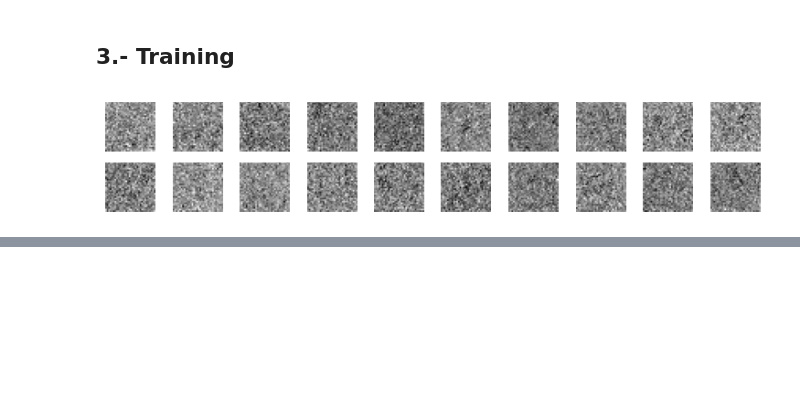
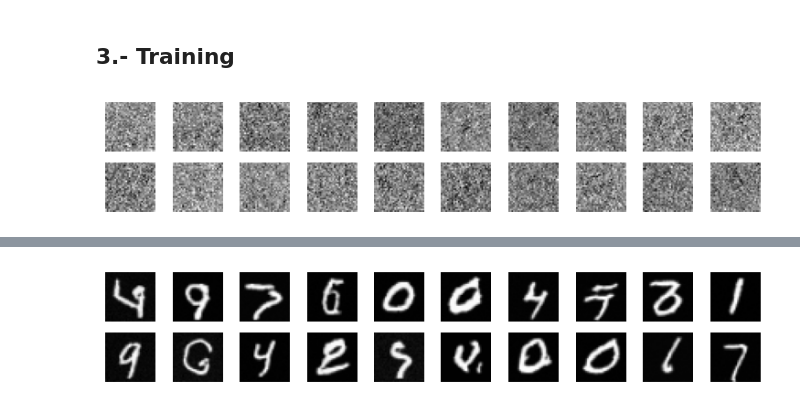
Before and after one commit to milmor/NLP, a Jupyter notebook: Notebooks/32_Flow_Matching.ipynb, the cells around one changed output, grey strips where cells are left out. Drawn from its saved outputs; the diff is of its cells as text; code cells hidden in the pictures; blank space fills up the shorter version.

```diff
--- a/Notebooks/32_Flow_Matching.ipynb
+++ b/Notebooks/32_Flow_Matching.ipynb
@@ -451,0 +439,5 @@ def sample_flow_matching(unet, num_samples, device, num_steps=100):
+# %%
+samples = custom_sample(unet, device, 20, (1, 32, 32), seed=seed, steps=100)
+plot_batch(samples.cpu())
+# %% [output]
+[figure, added]
```
Also changed, not shown: parts of 4 cells of this notebook.
